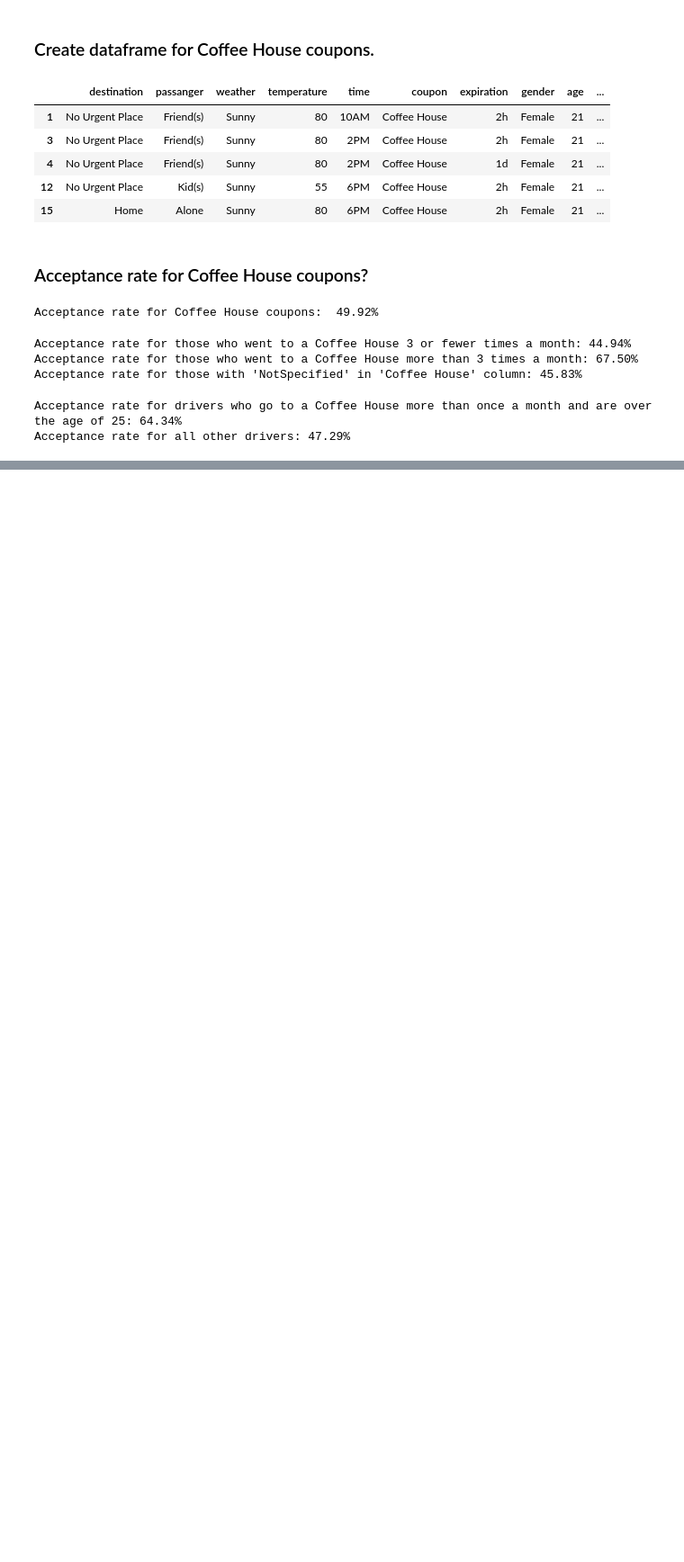
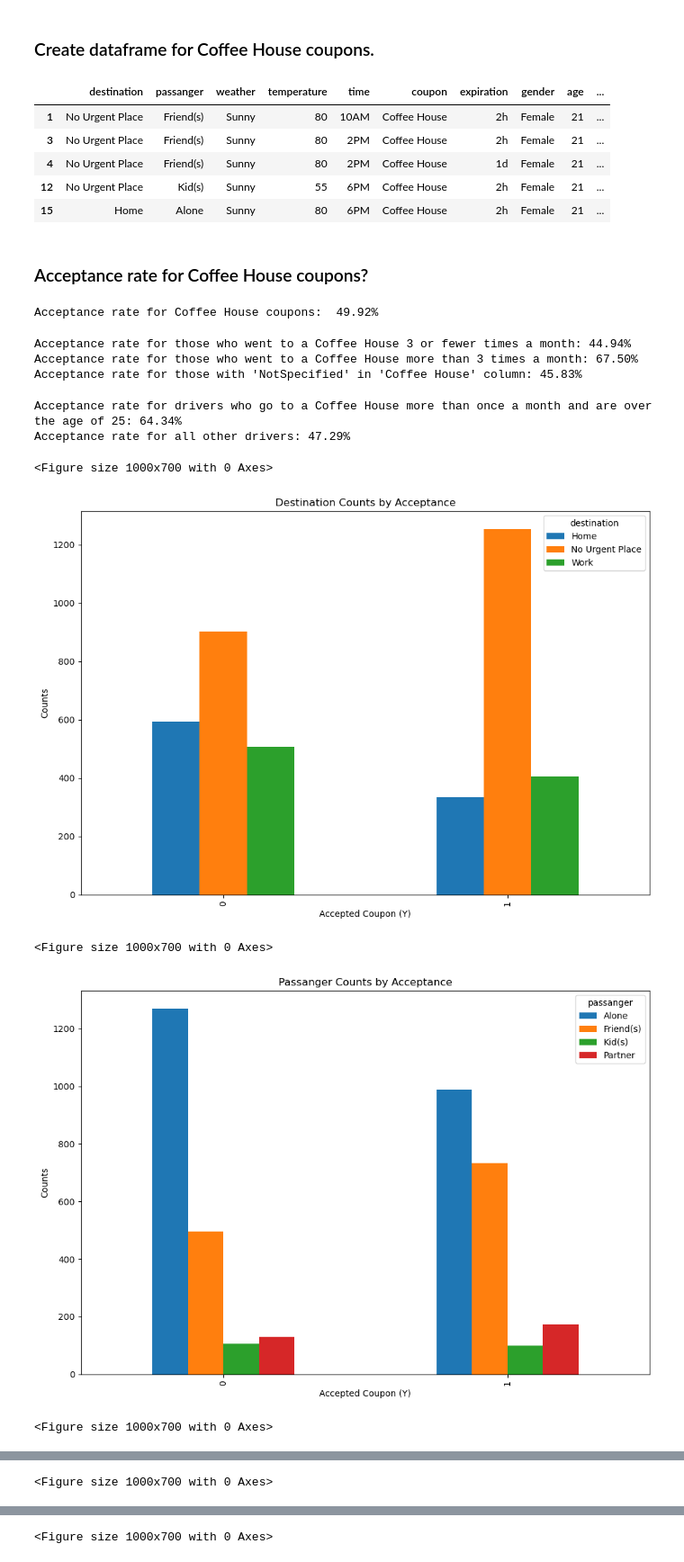
Before and after one commit to tmadrms/UC-1, a Jupyter notebook: prompt.ipynb, the cells around one changed output, grey strips where cells are left out. Shown at 90% size. Saved outputs shown, nothing was run; the diff lists cells and outputs as text; code cells hidden in the pictures; blank space fills up the shorter version.

Commit message:
Additional exploration using graphs.

```diff
--- a/prompt.ipynb
+++ b/prompt.ipynb
@@ -525,3 +523,30 @@ print("Acceptance rate for all other drivers: {:.2%}".format(others_acceptance_r
 # %% [output]
 Acceptance rate for drivers who go to a Coffee House more than once a month and are over the age of 25: 64.34%
 Acceptance rate for all other drivers: 47.29%
+# %%
+# List of features to plot
+features = data_cof.columns.drop(['Y', 'coupon','CarryAway','Bar','RestaurantLessThan20','Restaurant20To50','car'])
+
+# Loop through all the features and create crosstabs and plots
+for feature in features:
+    # Create a crosstab of the data
+    crosstab_data = pd.crosstab(data_cof['Y'], data_cof[feature])
+
+    # Plotting
+    plt.figure(figsize=(10, 7))
+    ax = crosstab_data.plot(kind='bar', stacked=False, figsize=(10, 7))
+
+    # Set titles and labels
+    ax.set_title(f'{feature.capitalize()} Counts by Acceptance')
+    ax.set_xlabel('Accepted Coupon (Y)')
+    ax.set_ylabel('Counts')
+
+    # Display the plot
+    plt.tight_layout()
+    plt.show()
+# %% [output]
+<Figure size 1000x700 with 0 Axes>
+[figure, added]
+<Figure size 1000x700 with 0 Axes>
+[figure, added]
+<Figure size 1000x700 with 0 Axes>
@@ -527,0 +554 @@ Acceptance rate for all other drivers: 47.29%
+<Figure size 1000x700 with 0 Axes>
@@ -527,0 +556 @@ Acceptance rate for all other drivers: 47.29%
+<Figure size 1000x700 with 0 Axes>
```
Also changed, not shown: parts of 3 cells of this notebook.
